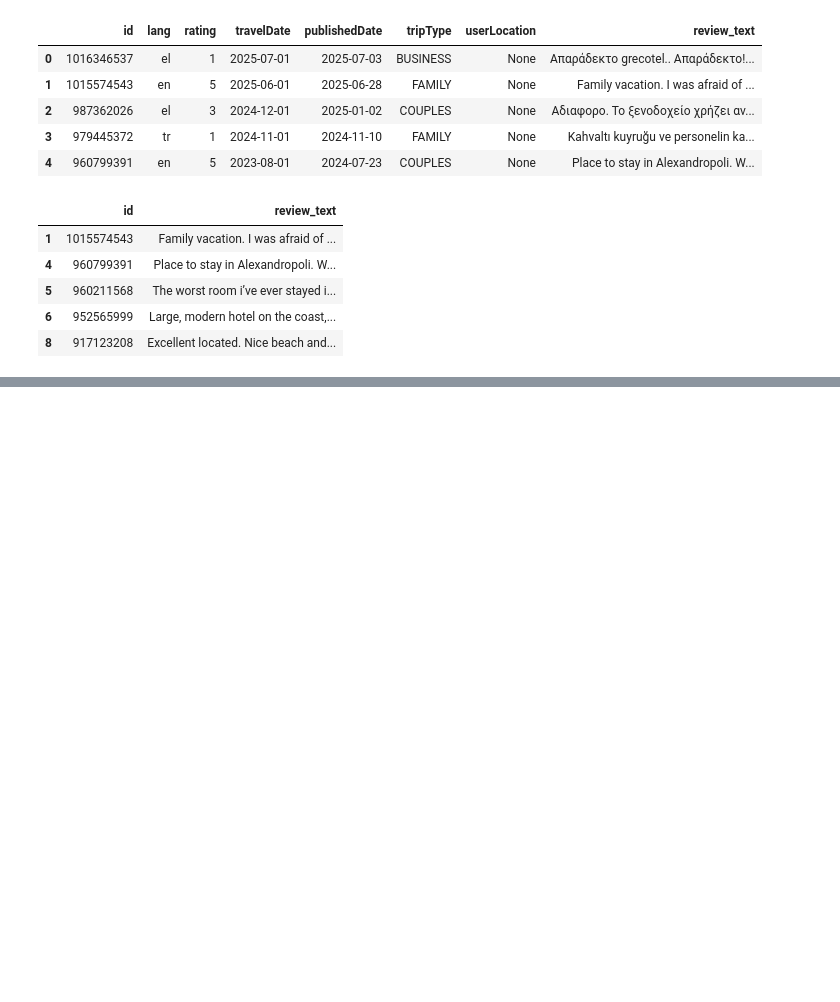
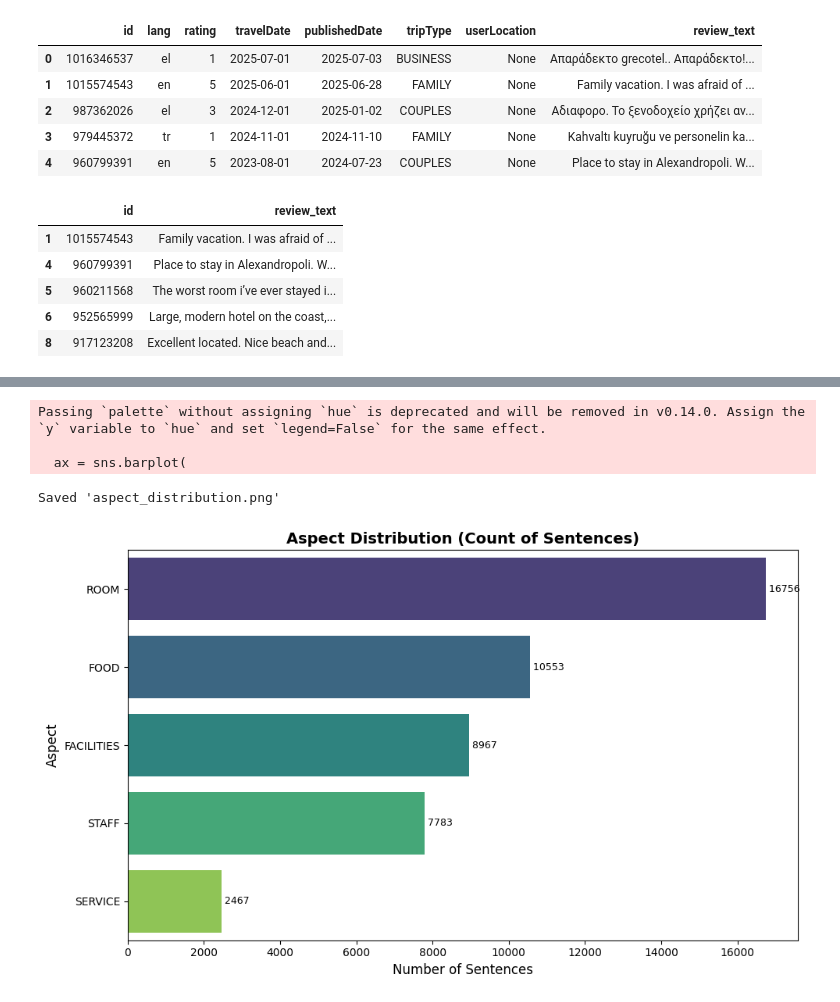
Before and after one commit to VassilisK2001/Grecotel-Project, a Jupyter notebook: notebooks/ABSA.ipynb, the cells around one changed output, grey strips where cells are left out. Drawn from its saved outputs; the diff is of its cells as text; code cells hidden in the pictures; blank space fills up the shorter version.

```diff
--- a/notebooks/ABSA.ipynb
+++ b/notebooks/ABSA.ipynb
@@ -153,0 +222,30 @@ memory usage: 1.7+ MB
+# %%
+plt.figure(figsize=(10, 6))
+aspect_counts = df_absa['aspect'].value_counts()
+
+# Use a horizontal bar plot for easier reading
+ax = sns.barplot(
+    x=aspect_counts.values,
+    y=aspect_counts.index,
+    orient='h',
+    palette='viridis'
+)
+
+plt.title('Aspect Distribution (Count of Sentences)', fontsize=14, weight='bold')
+plt.xlabel('Number of Sentences', fontsize=12)
+plt.ylabel('Aspect', fontsize=12)
+
+# Add count labels to the bars
+for i, count in enumerate(aspect_counts):
+    ax.text(count, i, f' {count}', ha='left', va='center', fontsize=9)
+
+plt.tight_layout()
+plt.savefig('aspect_distribution.png')
+print("Saved 'aspect_distribution.png'")
+plt.show()
+# %% [output]
+Passing `palette` without assigning `hue` is deprecated and will be removed in v0.14.0. Assign the `y` variable to `hue` and set `legend=False` for the same effect.
+
+  ax = sns.barplot(
+Saved 'aspect_distribution.png'
+[figure, added]
```
Also changed, not shown: parts of 14 cells of this notebook.
